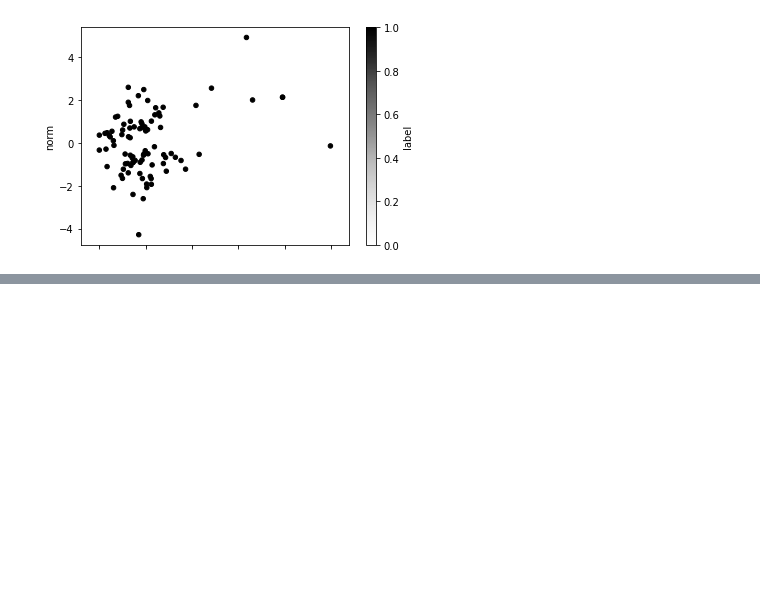
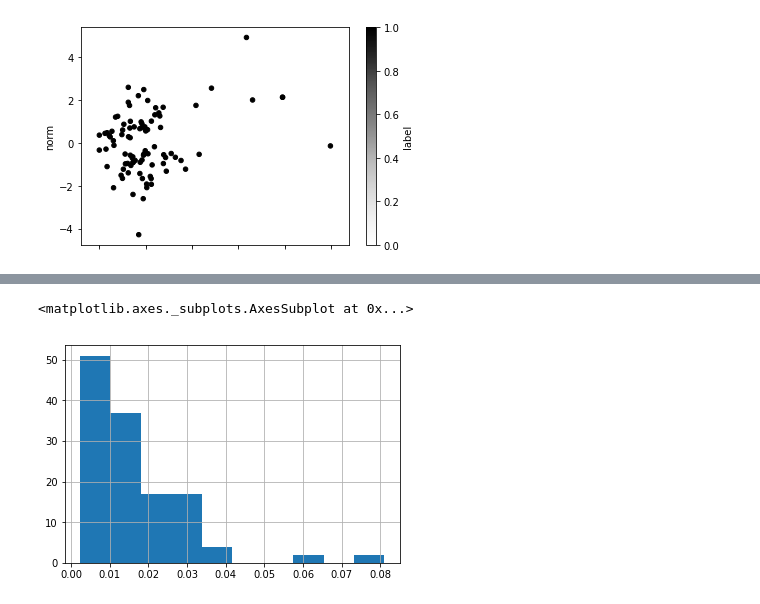
Before and after one commit to nithishr/activity_recognition, a Jupyter notebook: Classification_Clean_Pressure.ipynb, the cells around one changed output, grey strips where cells are left out. Cells and saved outputs as stored; diff of their text form; code cells hidden in the pictures; blank space fills up the shorter version.

```diff
--- a/Classification_Clean_Pressure.ipynb
+++ b/Classification_Clean_Pressure.ipynb
@@ -854,0 +907,5 @@ combined_frame.to_csv("cf1.csv")
+# %%
+walking_frame['iqr'].hist()
+# %% [output]
+<matplotlib.axes._subplots.AxesSubplot at 0x...>
+[figure, added]
```
Also changed, not shown: parts of 14 cells of this notebook.
